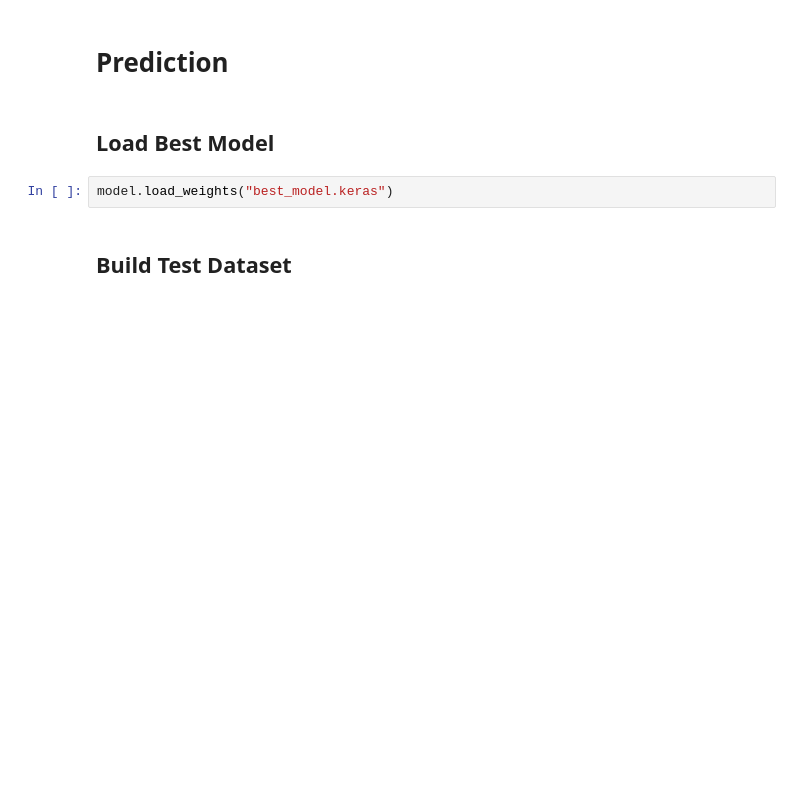
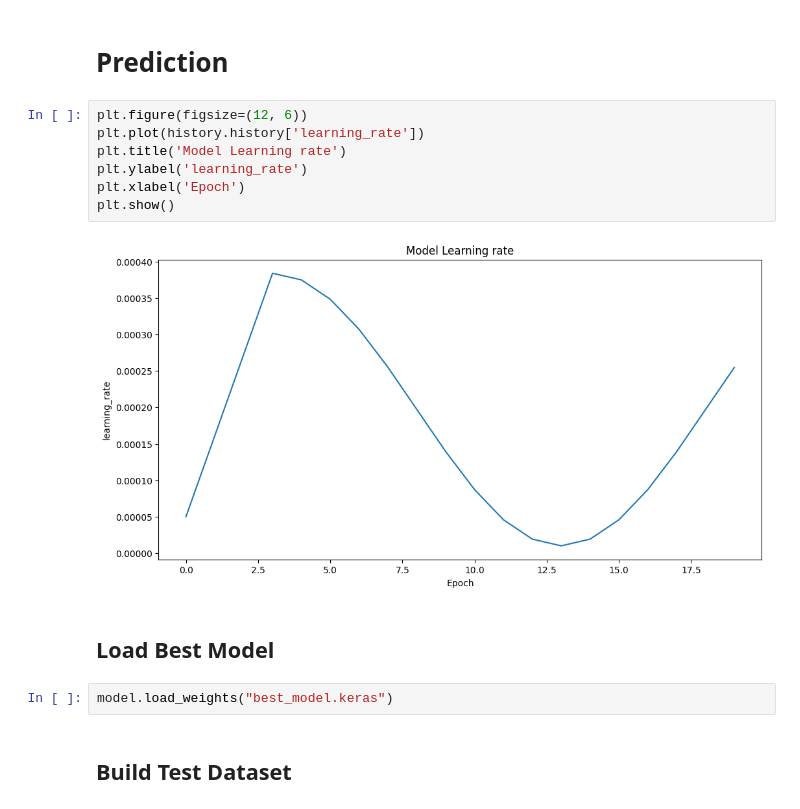
Before and after one commit to One-to-1/HMS-Harmful-Brain-Activity-Classification, a Jupyter notebook: hms-hbac.ipynb, the cells around one changed output. Cells and saved outputs as stored; diff of their text form; blank space fills up the shorter version.

```diff
--- a/hms-hbac.ipynb
+++ b/hms-hbac.ipynb
@@ -381,5 +519,14 @@ model.save('my_model.h5')
 # %% [markdown]
 # Prediction
+# %%
+plt.figure(figsize=(12, 6))
+plt.plot(history.history['learning_rate'])
+plt.title('Model Learning rate')
+plt.ylabel('learning_rate')
+plt.xlabel('Epoch')
+plt.show()
+# %% [output]
+[figure, added]
 # %% [markdown]
 ## Load Best Model
 # %%
```
Also changed, not shown: parts of 17 cells of this notebook, 5 other files.
